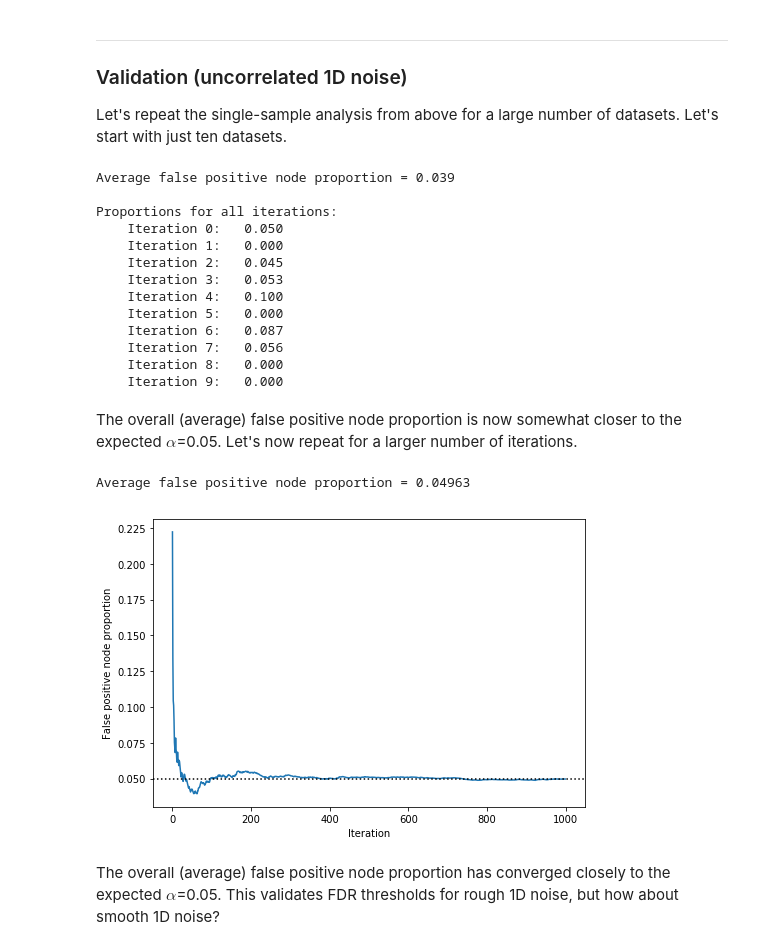
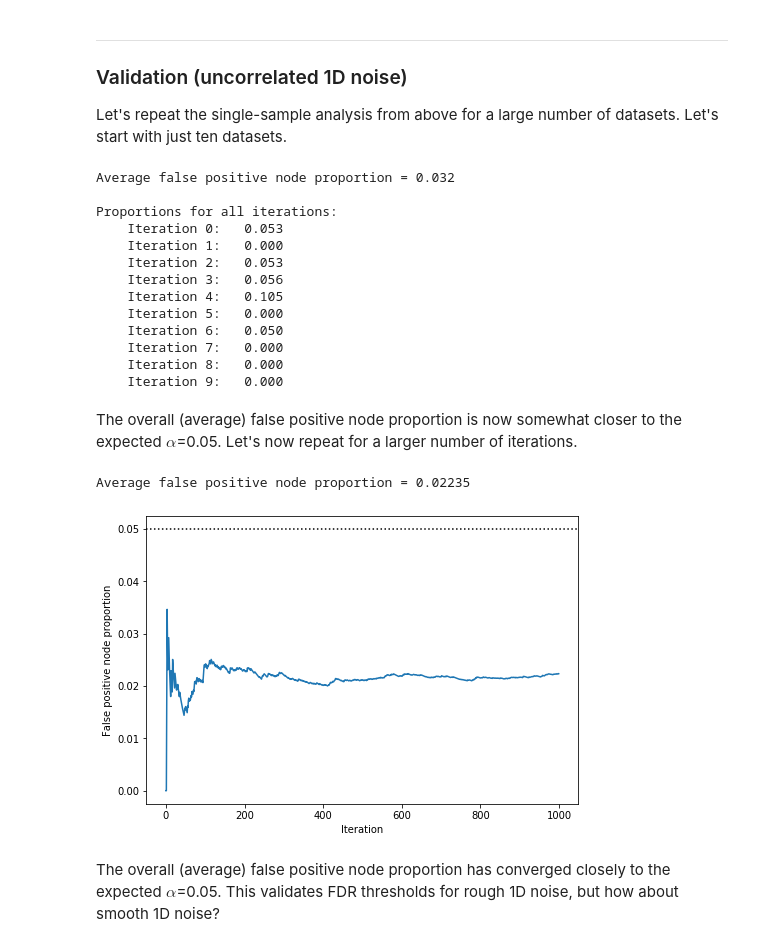
Before and after one commit to 0todd0000/fdr1d, a Jupyter notebook: Appendix/ipynb/AppendixD.ipynb, the cells around one changed output. Cells and saved outputs as stored; diff of their text form; code cells hidden in the pictures.

```diff
--- a/Appendix/ipynb/AppendixD.ipynb
+++ b/Appendix/ipynb/AppendixD.ipynb
@@ -70,7 +70,7 @@ alpha     = 0.05
 df        = J - 1
 t         = y.mean(axis=0) / (  y.std(ddof=1, axis=0)/ (J**0.5)  )
 t_abs     = np.abs(t)
-tstar_fdr = fdr1d.inference(t_abs, df, alpha, 'T')
+tstar_fdr = fdr1d.inference_manual(t_abs, df, alpha, 'T')
 
 
 
@@ -129,7 +129,7 @@ for i in range(nIter):
     y     = (1.8 * signal) + noise
     t     = y.mean(axis=0) / (  y.std(ddof=1, axis=0)/ (J**0.5)  )
     t     = np.abs(t)
-    tstar = fdr1d.inference(t, df, alpha, 'T')
+    tstar = fdr1d.inference_manual(t, df, alpha, 'T')
     p     = fdr1d.fpnp(t, tstar_fdr, signal)
     P.append(p)
 P         = np.asarray(P)
@@ -140,17 +140,17 @@ print('Proportions for all iterations:')
 for i,p in enumerate(P):
     print('    Iteration %d:   %.3f' %(i,p))
 # %% [output]
-Average false positive node proportion = 0.039
+Average false positive node proportion = 0.032
 
 Proportions for all iterations:
-    Iteration 0:   0.050
+    Iteration 0:   0.053
     Iteration 1:   0.000
-    Iteration 2:   0.045
-    Iteration 3:   0.053
-    Iteration 4:   0.100
+    Iteration 2:   0.053
+    Iteration 3:   0.056
+    Iteration 4:   0.105
     Iteration 5:   0.000
-    Iteration 6:   0.087
-    Iteration 7:   0.056
+    Iteration 6:   0.050
+    Iteration 7:   0.000
     Iteration 8:   0.000
     Iteration 9:   0.000
 # %% [markdown]
@@ -158,31 +158,31 @@ The overall (average) false positive node proportion is now somewhat closer to t
 # %%
 nIter     = 1000 #number of simulation iterations
 P         = []   #proportion of false positive nodes for each iteration
 
 np.random.seed(4)
 for i in range(nIter):
     noise = np.random.randn(J, Q)
     y     = (2.5 * signal) + noise
     t     = y.mean(axis=0) / (  y.std(ddof=1, axis=0)/ (J**0.5)  )
     t     = np.abs(t)
-    tstar = fdr1d.inference(t, df, alpha, 'T')
+    tstar = fdr1d.inference_manual(t, df, alpha, 'T')
     p     = fdr1d.fpnp(t, tstar, signal)
     P.append(p)
 P         = np.asarray(P)
 
 print('Average false positive node proportion = %.5f' %P.mean())
 
 
 pyplot.figure()
 ax        = pyplot.axes( [0, 0, 1, 1] )
 ax.plot( np.cumsum(P) / np.arange(1,P.size+1) )
 ax.axhline(alpha, color='k', ls=':')
 ax.set_xlabel('Iteration')
 ax.set_ylabel('False positive node proportion')
 pyplot.show()
 # %% [output]
-Average false positive node proportion = 0.04963
+Average false positive node proportion = 0.02235
-[figure, old version]
+[figure, new version]
 # %% [markdown]
 The overall (average) false positive node proportion has converged closely to the expected $\alpha$=0.05. This validates FDR thresholds for rough 1D noise, but how about smooth 1D noise?
 # %% [markdown]
```
Also changed, not shown: parts of 8 cells of this notebook, 1 other file.
